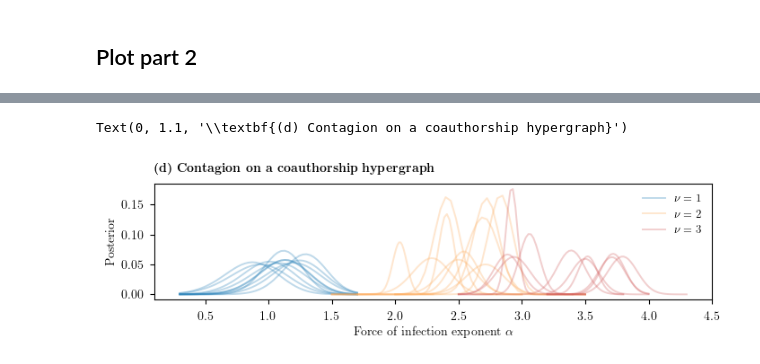
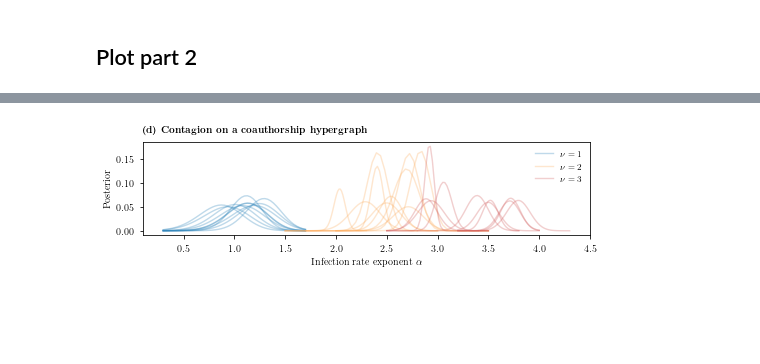
Before and after one commit to gstonge/heterogeneous-transmission, a Jupyter notebook: figure_inference.ipynb, the cells around one changed output, grey strips where cells are left out. Cells and saved outputs as stored; diff of their text form; code cells hidden in the pictures; blank space fills up the shorter version.

```diff
--- a/figure_inference.ipynb
+++ b/figure_inference.ipynb
@@ -148,30 +134,30 @@ axes[2].axvline(4,color='#1a1a1a', ls='--')
 # %%
 #plot
 width = 7.057
 height = width/3.5
 fig, ax = plt.subplots(ncols=1, nrows=1, figsize=(width,height))
 plt.subplots_adjust(left=0.1, bottom=0.23, right=0.98,
                     top=0.87, wspace=0.5, hspace=0.6)
 
 for j,v in enumerate(cases):
     df_ll_ = df_ll[df_ll['case'] == v].drop(columns=['case'])
     for i in range(1,11):
         df_ = df_ll_[df_ll_['exp_id'] == i].copy()
         df_['likelihood'] = np.exp(df_['ll'])
         df_ = df_.groupby(by=['nu']).mean().reset_index()
         df_['likelihood'] /= df_['likelihood'].sum()
         if i == 1:
             ax.plot(df_['nu'],df_['likelihood'], color=color_list2[j], alpha=0.3,
                    label=fr'$\nu = {1+j}$')
         else:
             ax.plot(df_['nu'],df_['likelihood'], color=color_list2[j], alpha=0.3,
                    label=None)
 ax.legend(frameon=False)
-ax.set_xlabel(r'Force of infection exponent $\alpha$')
+ax.set_xlabel(r'Infection rate exponent $\alpha$')
 ax.set_ylabel('Posterior')
 
 #text
 ax.text(0, 1.1, fr"\textbf{{(d) Contagion on a coauthorship hypergraph}}", fontsize=font_size, transform=ax.transAxes)
+plt.savefig('./figs/inference_part2.pdf')
 # %% [output]
-Text(0, 1.1, '\\textbf{(d) Contagion on a coauthorship hypergraph}')
-[figure, old version]
+[figure, new version]
```
Also changed, not shown: parts of 3 cells of this notebook, 3 other files.
